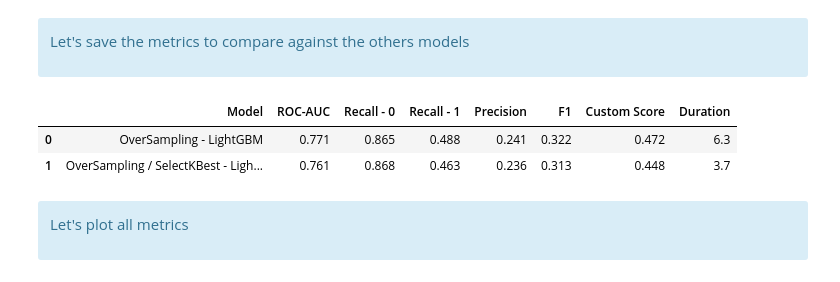
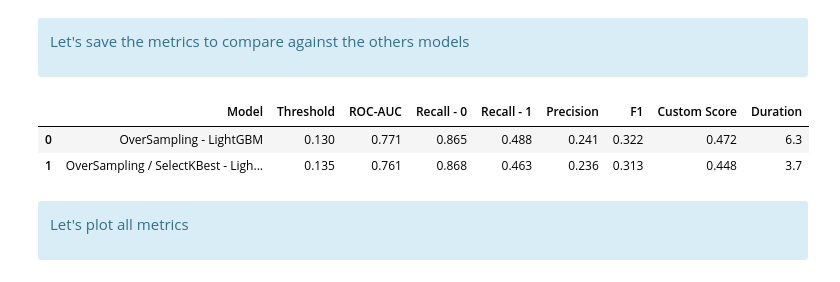
Before and after one commit to samirhinojosa/OC-P7-IMPLEMENT-A-SCORING-MODEL, a Jupyter notebook: notebooks/notebook-modeling-aws.ipynb, the cells around one changed output. Cells and saved outputs as stored; diff of their text form; code cells hidden in the pictures.

```diff
--- a/notebooks/notebook-modeling-aws.ipynb
+++ b/notebooks/notebook-modeling-aws.ipynb
@@ -1333,0 +1329,4 @@ df_models_metrics_complete.reset_index(drop=True)
+# %%
+df_models_metrics_complete = pd.concat([df_models_metrics_complete, df_temp])
+df_models_metrics_complete.reset_index(drop=True, inplace=True)
+df_models_metrics_complete
@@ -1454,4 +1449,17 @@ df_temp = pd.DataFrame({
+# %%
+df_temp = pd.DataFrame({
+    "Model" : ["OverSampling - Random Forest"],
+    "Threshold" : threshold,
+    "ROC-AUC" : roc_auc,
+    "Recall - 0" : recall_0,
+    "Recall - 1" : recall_1,
+    "Precision" : precision,
+    "F1" : f1,
+    "Custom Score" : custom,
+    "Duration" : round(end_time_model/60, 1)
+})
 # %%
 df_models_metrics_complete = pd.concat([df_models_metrics_complete, df_temp])
-df_models_metrics_complete.reset_index(drop=True)
+df_models_metrics_complete.reset_index(drop=True, inplace=True)
+df_models_metrics_complete
 # %% [output]
@@ -1671,6 +1683,7 @@ plt.show()
 # %%
 df_temp = pd.DataFrame({
     "Model" : ["OverSampling / SelectKBest - LightGBM"],
+    "Threshold" : threshold
     "ROC-AUC" : roc_auc,
     "Recall - 0" : recall_0,
     "Recall - 1" : recall_1,
@@ -1681,11 +1694,12 @@ df_temp = pd.DataFrame({
 })
 # %%
 df_best_model = pd.concat([df_best_model, df_temp])
-df_best_model.reset_index(drop=True)
+df_best_model.reset_index(drop=True, inplace=True)
+df_best_model
 # %% [output]
-|  | Model | ROC-AUC | Recall - 0 | Recall - 1 | Precision | F1 | Custom Score | Duration |
-| 0 | OverSampling - LightGBM | 0.771 | 0.865 | 0.488 | 0.241 | 0.322 | 0.472 | 6.3 |
-| 1 | OverSampling / SelectKBest - Ligh... | 0.761 | 0.868 | 0.463 | 0.236 | 0.313 | 0.448 | 3.7 |
+|  | Model | Threshold | ROC-AUC | Recall - 0 | Recall - 1 | Precision | F1 | Custom Score | Duration |
+| 0 | OverSampling - LightGBM | 0.130 | 0.771 | 0.865 | 0.488 | 0.241 | 0.322 | 0.472 | 6.3 |
+| 1 | OverSampling / SelectKBest - Ligh... | 0.135 | 0.761 | 0.868 | 0.463 | 0.236 | 0.313 | 0.448 | 3.7 |
 # %% [markdown]
 <div class="alert alert-block alert-info">
     <p>Let's plot all metrics</p>
```
Also changed, not shown: parts of 19 cells of this notebook, 6 other files.
